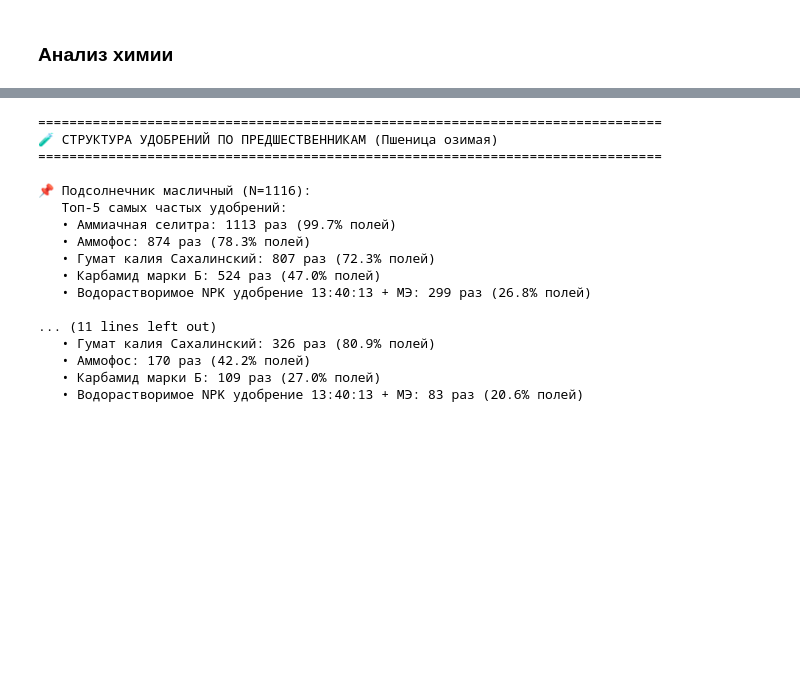
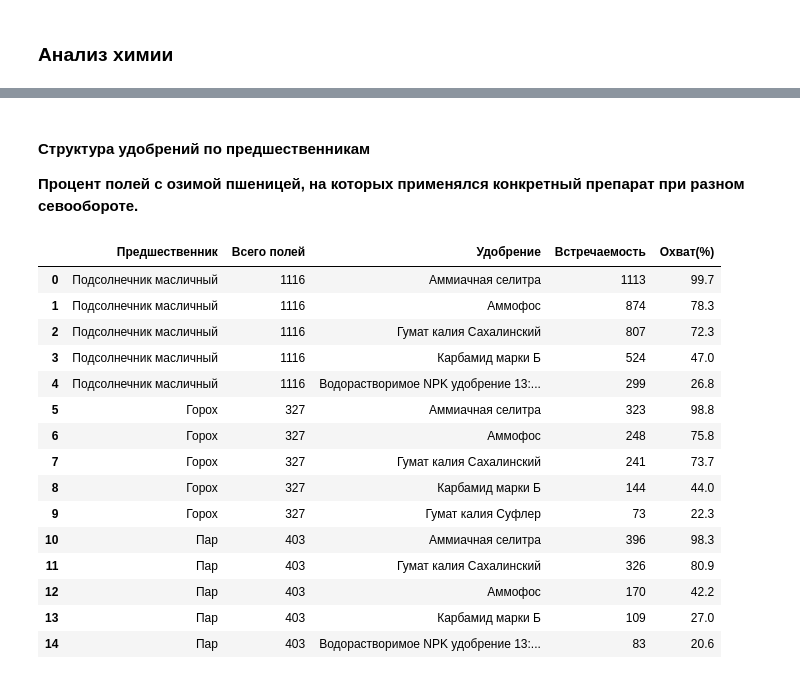
Before and after one commit to Bleckeid/stab, a Jupyter notebook: fields_stab_notebook.ipynb, the cells around one changed output, grey strips where cells are left out. Saved outputs shown, nothing was run; the diff lists cells and outputs as text; code cells hidden in the pictures; blank space fills up the shorter version.

```diff
--- a/fields_stab_notebook.ipynb
+++ b/fields_stab_notebook.ipynb
@@ -2767,53 +2882,57 @@ prev_crop
+# %% [markdown]
+#### Структура удобрений по предшественникам
+
+**Процент полей с озимой пшеницей, на которых применялся конкретный препарат при разном севообороте.**
 # %%
-# Анализ структуры удобрений после разных предшественников
-print("="*80)
-print("🧪 СТРУКТУРА УДОБРЕНИЙ ПО ПРЕДШЕСТВЕННИКАМ (Пшеница озимая)")
-print("="*80)
-
 target_crop = "Пшеница озимая"
 predecessors = ["Подсолнечник масличный", "Горох", "Пар"]
 
-# Фильтруем данные
 df_chem_analysis = df_merged_study[
     (df_merged_study["crop_name"] == target_crop) &
     (df_merged_study["prev_crop"].isin(predecessors)) &
     (df_merged_study["has_fertilizer"] == 1)
 ].copy()
 
-# Анализируем списки удобрений
+structure_results = []
+
 for pred in predecessors:
     pred_data = df_chem_analysis[df_chem_analysis["prev_crop"] == pred]
+    total_fields = len(pred_data)
 
-    # Собираем все названия удобрений
-    all_ferts = []
+    field_ferts = []
     for fert_list in pred_data["fertilizers_list"]:
-        if fert_list != "—":
-            all_ferts.extend([f.strip() for f in fert_list.split(",")])
+        if pd.notna(fert_list) and fert_list != "—":
+            unique_ferts = set([f.strip() for f in fert_list.split(",")])
+            field_ferts.extend(unique_ferts)
 
-    # Считаем частоту каждого удобрения
-    from collections import Counter
-    fert_counts = Counter(all_ferts)
+    fert_counts = Counter(field_ferts)
 
-    print(f"\n📌 {pred} (N={len(pred_data)}):")
-    print(f"   Топ-5 самых частых удобрений:")
     for fert, count in fert_counts.most_common(5):
-        pct = (count / len(pred_data)) * 100
-        print(f"   • {fert}: {count} раз ({pct:.1f}% полей)")
+        pct = (count / total_fields) * 100
+        structure_results.append({
+            "Предшественник": pred,
+            "Всего полей": total_fields,
+            "Удобрение": fert,
+            "Встречаемость": count,
+            "Охват(%)": round(pct, 1)
+        })
+
+df_structure = pd.DataFrame(structure_results)
+display(df_structure)
 # %% [output]
-================================================================================
-🧪 СТРУКТУРА УДОБРЕНИЙ ПО ПРЕДШЕСТВЕННИКАМ (Пшеница озимая)
-================================================================================
-
-📌 Подсолнечник масличный (N=1116):
-   Топ-5 самых частых удобрений:
-   • Аммиачная селитра: 1113 раз (99.7% полей)
-   • Аммофос: 874 раз (78.3% полей)
-   • Гумат калия Сахалинский: 807 раз (72.3% полей)
-   • Карбамид марки Б: 524 раз (47.0% полей)
-   • Водорастворимое NPK удобрение 13:40:13 + МЭ: 299 раз (26.8% полей)
-
-... (11 lines left out)
-   • Гумат калия Сахалинский: 326 раз (80.9% полей)
-   • Аммофос: 170 раз (42.2% полей)
-   • Карбамид марки Б: 109 раз (27.0% полей)
-   • Водорастворимое NPK удобрение 13:40:13 + МЭ: 83 раз (20.6% полей)
+|  | Предшественник | Всего полей | Удобрение | Встречаемость | Охват(%) |
+| 0 | Подсолнечник масличный | 1116 | Аммиачная селитра | 1113 | 99.7 |
+| 1 | Подсолнечник масличный | 1116 | Аммофос | 874 | 78.3 |
+| 2 | Подсолнечник масличный | 1116 | Гумат калия Сахалинский | 807 | 72.3 |
+| 3 | Подсолнечник масличный | 1116 | Карбамид марки Б | 524 | 47.0 |
+| 4 | Подсолнечник масличный | 1116 | Водорастворимое NPK удобрение 13:... | 299 | 26.8 |
+| 5 | Горох | 327 | Аммиачная селитра | 323 | 98.8 |
+| 6 | Горох | 327 | Аммофос | 248 | 75.8 |
+| 7 | Горох | 327 | Гумат калия Сахалинский | 241 | 73.7 |
+| 8 | Горох | 327 | Карбамид марки Б | 144 | 44.0 |
+| 9 | Горох | 327 | Гумат калия Суфлер | 73 | 22.3 |
+| 10 | Пар | 403 | Аммиачная селитра | 396 | 98.3 |
+| 11 | Пар | 403 | Гумат калия Сахалинский | 326 | 80.9 |
+| 12 | Пар | 403 | Аммофос | 170 | 42.2 |
+| 13 | Пар | 403 | Карбамид марки Б | 109 | 27.0 |
+| 14 | Пар | 403 | Водорастворимое NPK удобрение 13:... | 83 | 20.6 |
```
Also changed, not shown: parts of 31 cells of this notebook.
